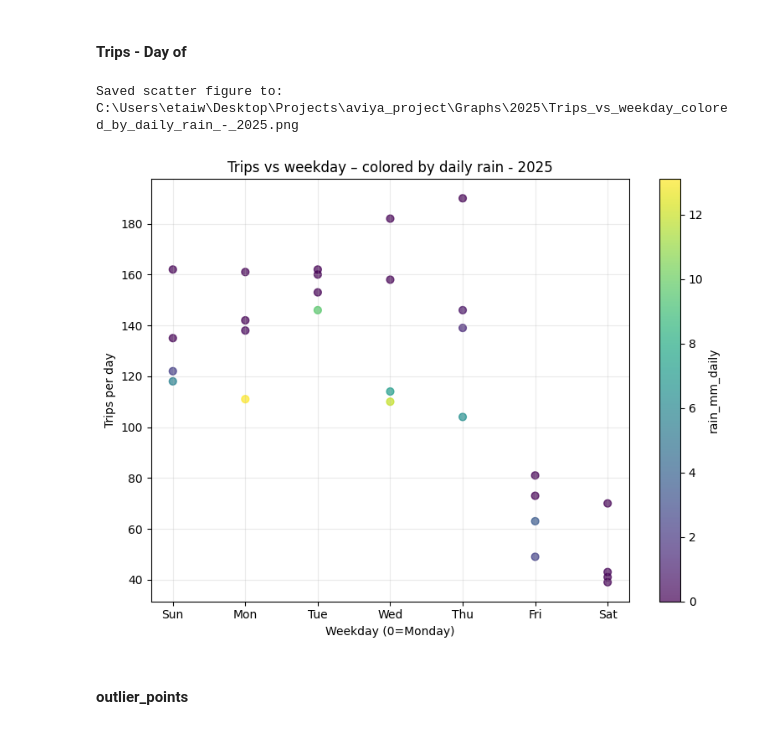
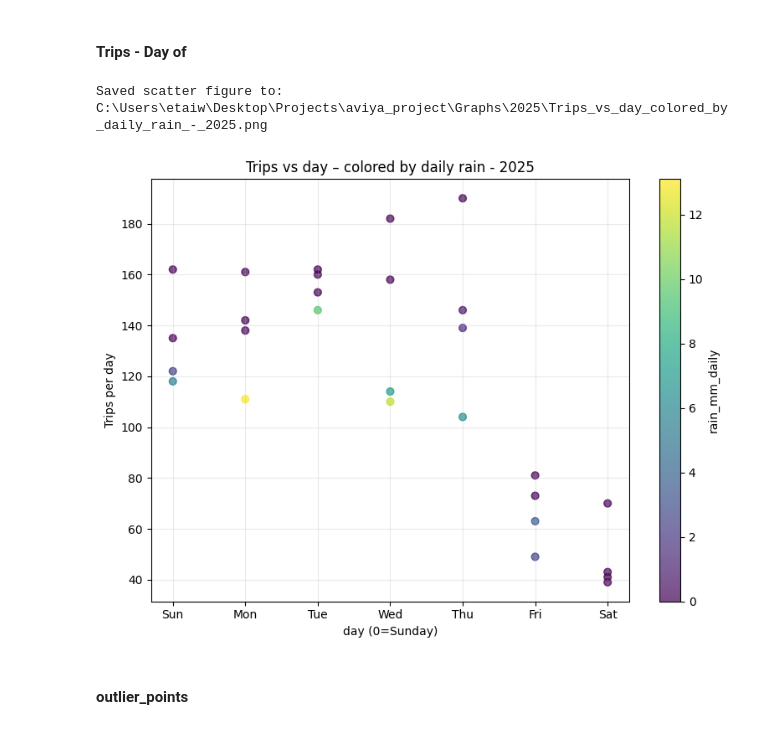
Before and after one commit to Aviya85/micro-mobility, a Jupyter notebook: python file/3. Weather_initials.ipynb, the cells around one changed output. Drawn from its saved outputs; the diff is of its cells as text; code cells hidden in the pictures.

Commit message:
fixing graphs and data in file 3 weather initials

```diff
--- a/python file/3. Weather_initials.ipynb
+++ b/python file/3. Weather_initials.ipynb
@@ -806,8 +806,8 @@ def plot_scatter(
         final_title = title
         plt.title(title)
 
-    # Special case: weekday axis (1–7) with labels
-    if x_col == 'weekday':
+    # Special case: day axis (1–7) with labels
+    if x_col == 'day':
         ax = plt.gca()
         ax.set_xticks([1, 2, 3, 4, 5, 6, 7])
         ax.set_xticklabels(['Sun', 'Mon', 'Tue', 'Wed', 'Thu', 'Fri', 'Sat'])
@@ -926,24 +926,24 @@ Saved scatter figure to: C:\Users\etaiw\Desktop\Projects\aviya_project\Graphs\20
 # %% [markdown]
 #### Trips - Day of
 # %%
-# Add weekday column (0 = Monday, 6 = Sunday)
-daily_merged['weekday'] = (daily_merged['date'].dt.dayofweek + 1) % 7 + 1
+# Add day column (0 = Sunday, 6 = Saturday)
+daily_merged['day'] = (daily_merged['date'].dt.dayofweek + 1) % 7 + 1
 
 
-# Scatter: weekday vs trips, colored by daily rain
+# Scatter: day vs trips, colored by daily rain
 plot_scatter(
     df=daily_merged,
-    x_col='weekday',
+    x_col='day',
     y_col='trip_count',
     color_col='rain_mm_daily',
-    title=f'Trips vs weekday – colored by daily rain - {selected_year}',
-    xlabel='Weekday (0=Monday)',
+    title=f'Trips vs day – colored by daily rain - {selected_year}',
+    xlabel='day (0=Sunday)',
     ylabel='Trips per day',
     png_dir=year_graphs_dir
 )
 # %% [output]
-Saved scatter figure to: C:\Users\etaiw\Desktop\Projects\aviya_project\Graphs\2025\Trips_vs_weekday_colored_by_daily_rain_-_2025.png
+Saved scatter figure to: C:\Users\etaiw\Desktop\Projects\aviya_project\Graphs\2025\Trips_vs_day_colored_by_daily_rain_-_2025.png
-[figure, old version]
+[figure, new version]
 # %% [markdown]
 #### outlier_points
 # %%
```
Also changed, not shown: parts of 2 cells of this notebook, 9 other files.
